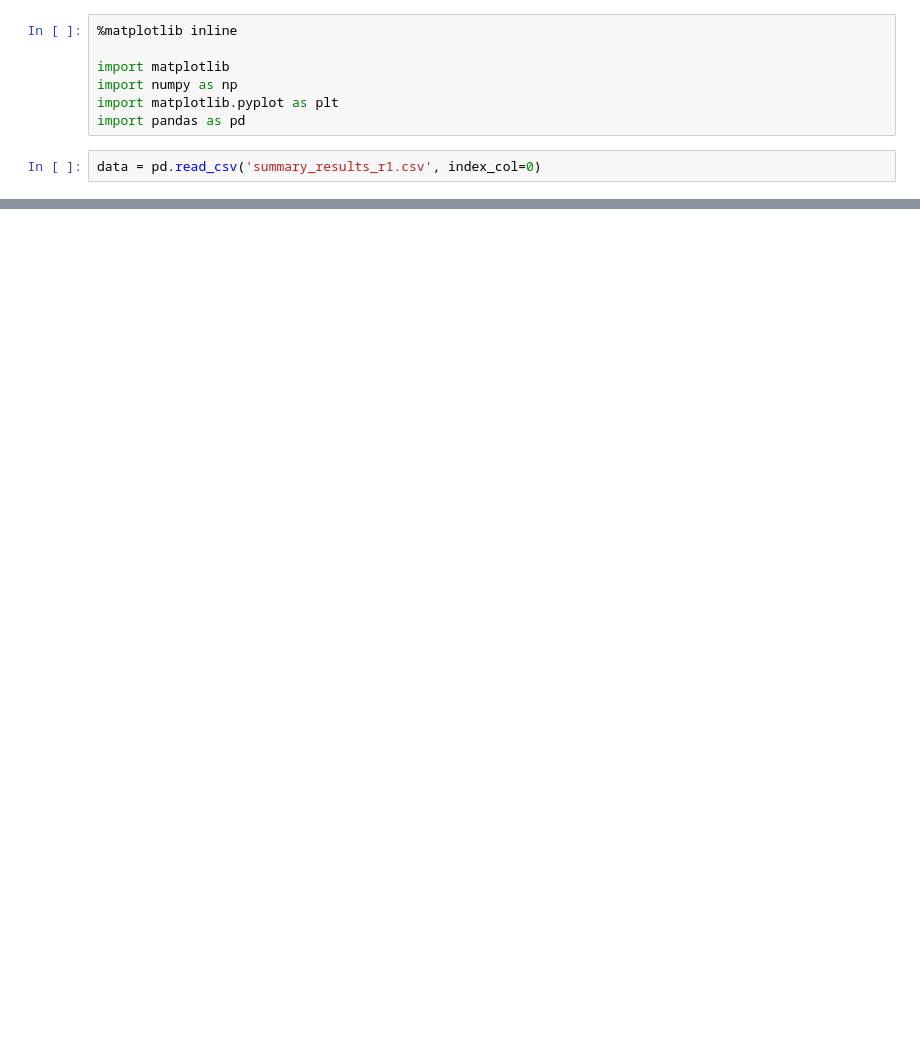
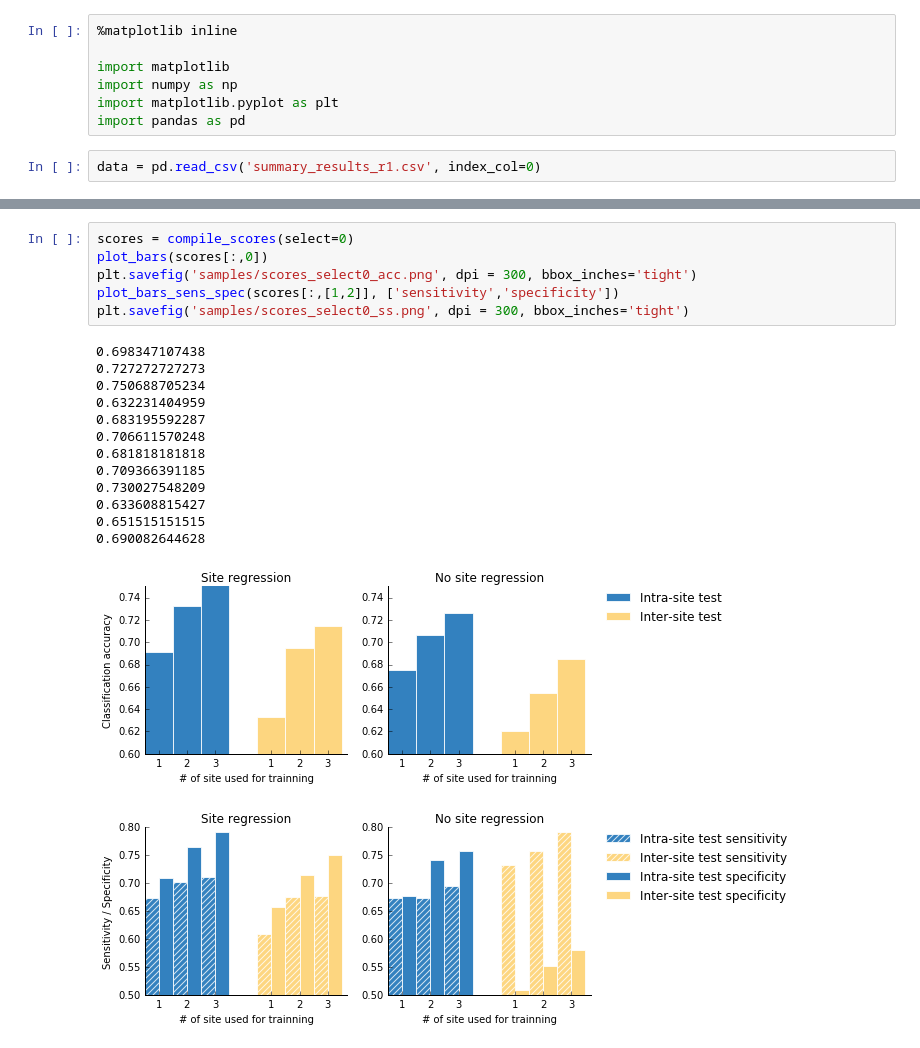
Before and after one commit to SIMEXP/schizo_multisite, a Jupyter notebook: figures/boxplot_acc.ipynb, the cells around one changed output, grey strips where cells are left out. Drawn from its saved outputs; the diff is of its cells as text; blank space fills up the shorter version.

```diff
--- a/figures/boxplot_acc.ipynb
+++ b/figures/boxplot_acc.ipynb
@@ -411,0 +405,21 @@ ax.xaxis.set_ticks_position('bottom')
+# %%
+scores = compile_scores(select=0)
+plot_bars(scores[:,0])
+plt.savefig('samples/scores_select0_acc.png', dpi = 300, bbox_inches='tight')
+plot_bars_sens_spec(scores[:,[1,2]], ['sensitivity','specificity'])
+plt.savefig('samples/scores_select0_ss.png', dpi = 300, bbox_inches='tight')
+# %% [output]
+0.698347107438
+0.727272727273
+0.750688705234
+0.632231404959
+0.683195592287
+0.706611570248
+0.681818181818
+0.709366391185
+0.730027548209
+0.633608815427
+0.651515151515
+0.690082644628
+[figure, added]
+[figure, added]
```
Also changed, not shown: parts of 15 cells of this notebook, 36 other files.
